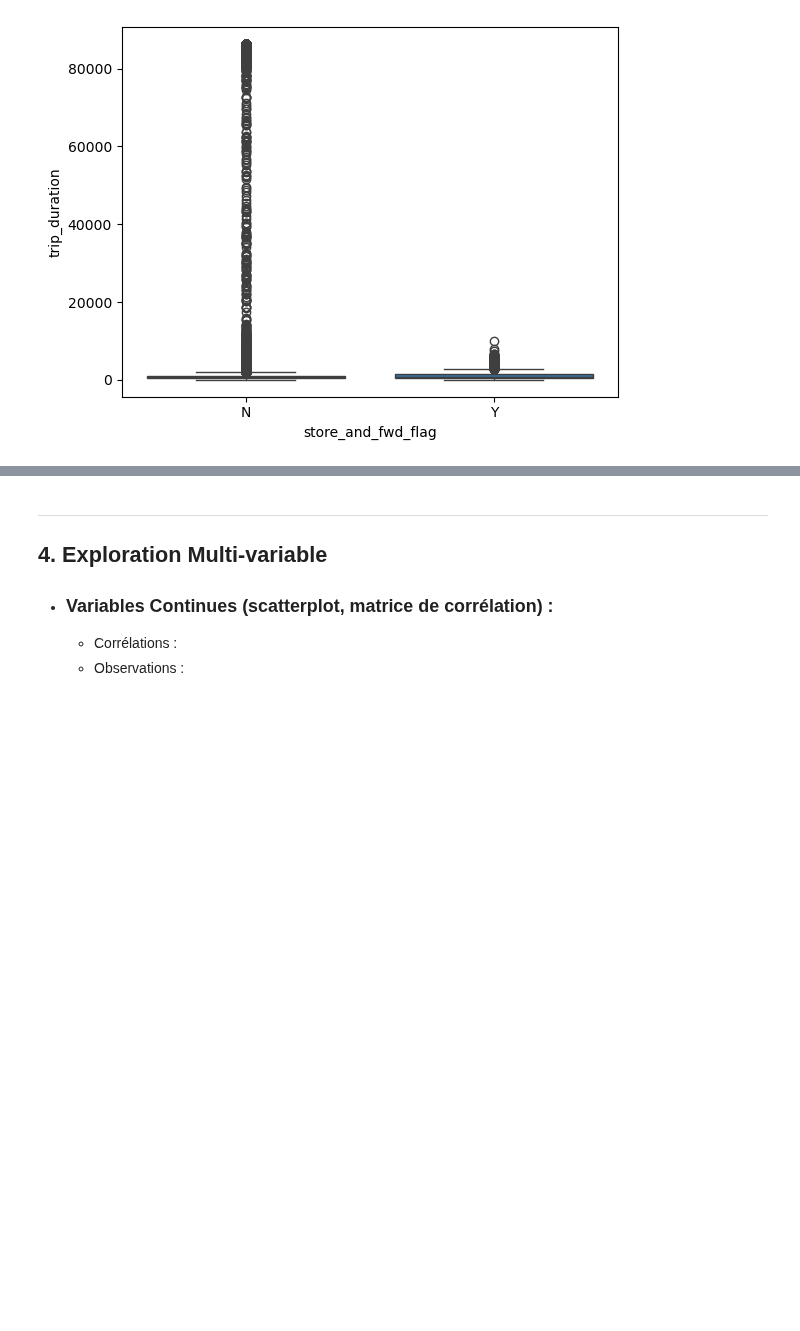
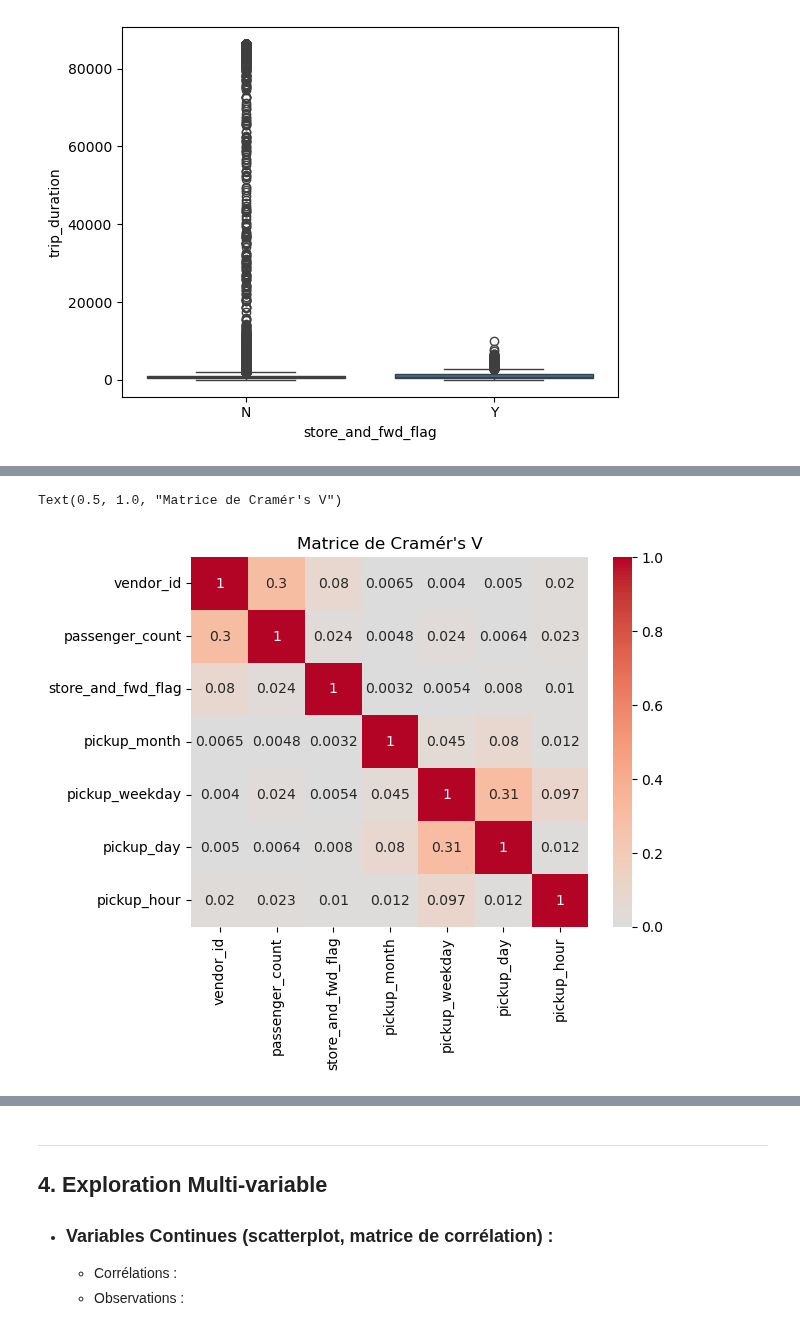
Before and after one commit to Chriishero/Programmation, a Jupyter notebook: Python/Intelligence Artificielle/Projet/New York City Taxi Trip Duration (Kaggle)/EDA.ipynb, the cells around one changed output, grey strips where cells are left out. Saved outputs shown, nothing was run; the diff lists cells and outputs as text; code cells hidden in the pictures; blank space fills up the shorter version.

Commit message:
07-02-2025 (Analyse Taxi NYC de Kaggle)
3. Analyse bi-variable terminé (variables catégorielles)

```diff
--- a/Python/Intelligence Artificielle/Projet/New York City Taxi Trip Duration (Kaggle)/EDA.ipynb
+++ b/Python/Intelligence Artificielle/Projet/New York City Taxi Trip Duration (Kaggle)/EDA.ipynb
@@ -573,0 +589,29 @@ sns.boxplot(x=df["store_and_fwd_flag"], y=df["trip_duration"])
+# %%
+def cramers_v(chi2, n, k):
+    """
+    Calcule la valeur de Cramér's V à partir du chi2, du nombre total d'observations et des dimensions de la table de contingence
+    """
+    return np.sqrt(chi2 / (n * (min(k) - 1)))
+def cramers_v_matrix(df, qualitative_vars):
+    v_matrix = pd.DataFrame(index=qualitative_vars, columns=qualitative_vars) # matrice vide de colonne 'qualitative_vars' et de ligne 'qualitative_vars'
+
+    for var1 in qualitative_vars:
+        for var2 in qualitative_vars:
+            if var1 != var2:
+                contingency_table = pd.crosstab(df[var1], df[var2])
+                chi2, p, dof, expected = stats.chi2_contingency(contingency_table)
+                n = contingency_table.sum().sum() # nombre total d'observation
+                k = contingency_table.shape
+                v_matrix.loc[var1, var2] = cramers_v(chi2, n, k) # ajoute à la matrice, le test de cramer's v entre 'var1' et 'var2' (ligne et colonne)
+            else:
+                v_matrix.loc[var1, var2] = 1  # Cramér's V pour une variable avec elle-même est 1
+
+    return v_matrix.astype(float)
+
+matrix = cramers_v_matrix(df, categorial_features)
+
+sns.heatmap(matrix, annot=True, cmap='coolwarm', center=0, vmin=0, vmax=1)
+plt.title('Matrice de Cramér\'s V')
+# %% [output]
+Text(0.5, 1.0, "Matrice de Cramér's V")
+[figure, added]
```
Also changed, not shown: parts of 12 cells of this notebook, 1 other file.
